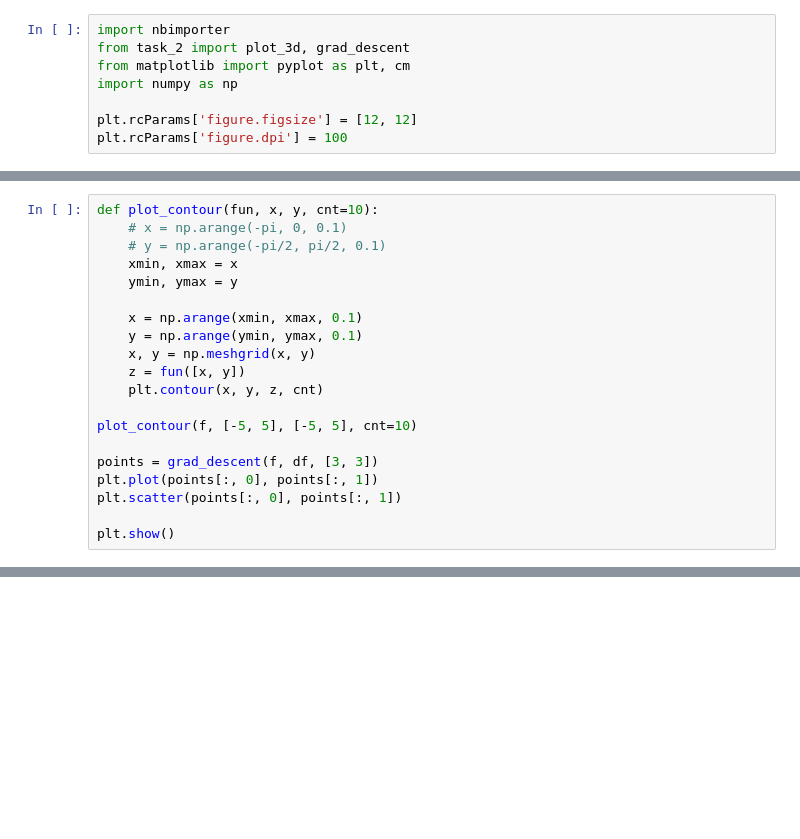
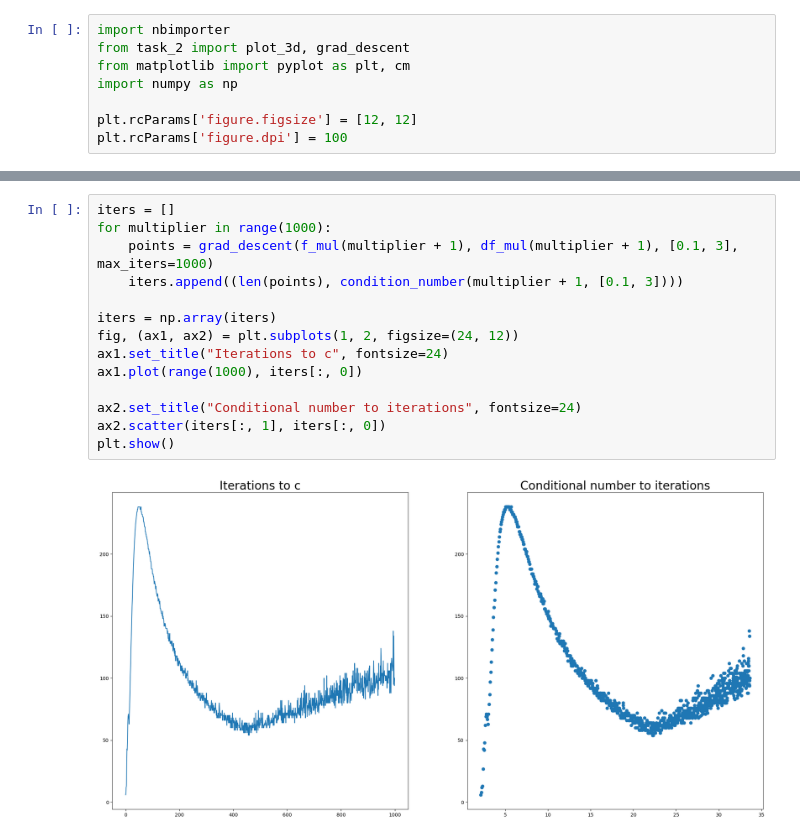
Before and after one commit to ars860/MO, a Jupyter notebook: task_3.ipynb, the cells around one changed output, grey strips where cells are left out. Cells and saved outputs as stored; diff of their text form; blank space fills up the shorter version.

```diff
--- a/task_3.ipynb
+++ b/task_3.ipynb
@@ -22,20 +58,0 @@ plot_3d(ax, f, [-5, 5], [-5, 5], alpha=1)
-# %%
-def plot_contour(fun, x, y, cnt=10):
-    # x = np.arange(-pi, 0, 0.1)
-    # y = np.arange(-pi/2, pi/2, 0.1)
-    xmin, xmax = x
-    ymin, ymax = y
-
-    x = np.arange(xmin, xmax, 0.1)
-    y = np.arange(ymin, ymax, 0.1)
-    x, y = np.meshgrid(x, y)
-    z = fun([x, y])
-    plt.contour(x, y, z, cnt)
-
-plot_contour(f, [-5, 5], [-5, 5], cnt=10)
-
-points = grad_descent(f, df, [3, 3])
-plt.plot(points[:, 0], points[:, 1])
-plt.scatter(points[:, 0], points[:, 1])
-
-plt.show()
@@ -43,0 +103,16 @@ plt.show()
+# %%
+iters = []
+for multiplier in range(1000):
+    points = grad_descent(f_mul(multiplier + 1), df_mul(multiplier + 1), [0.1, 3], max_iters=1000)
+    iters.append((len(points), condition_number(multiplier + 1, [0.1, 3])))
+
+iters = np.array(iters)
+fig, (ax1, ax2) = plt.subplots(1, 2, figsize=(24, 12))
+ax1.set_title("Iterations to c", fontsize=24)
+ax1.plot(range(1000), iters[:, 0])
+
+ax2.set_title("Conditional number to iterations", fontsize=24)
+ax2.scatter(iters[:, 1], iters[:, 0])
+plt.show()
+# %% [output]
+[figure, added]
```
Also changed, not shown: parts of 6 cells of this notebook, 1 other file.
